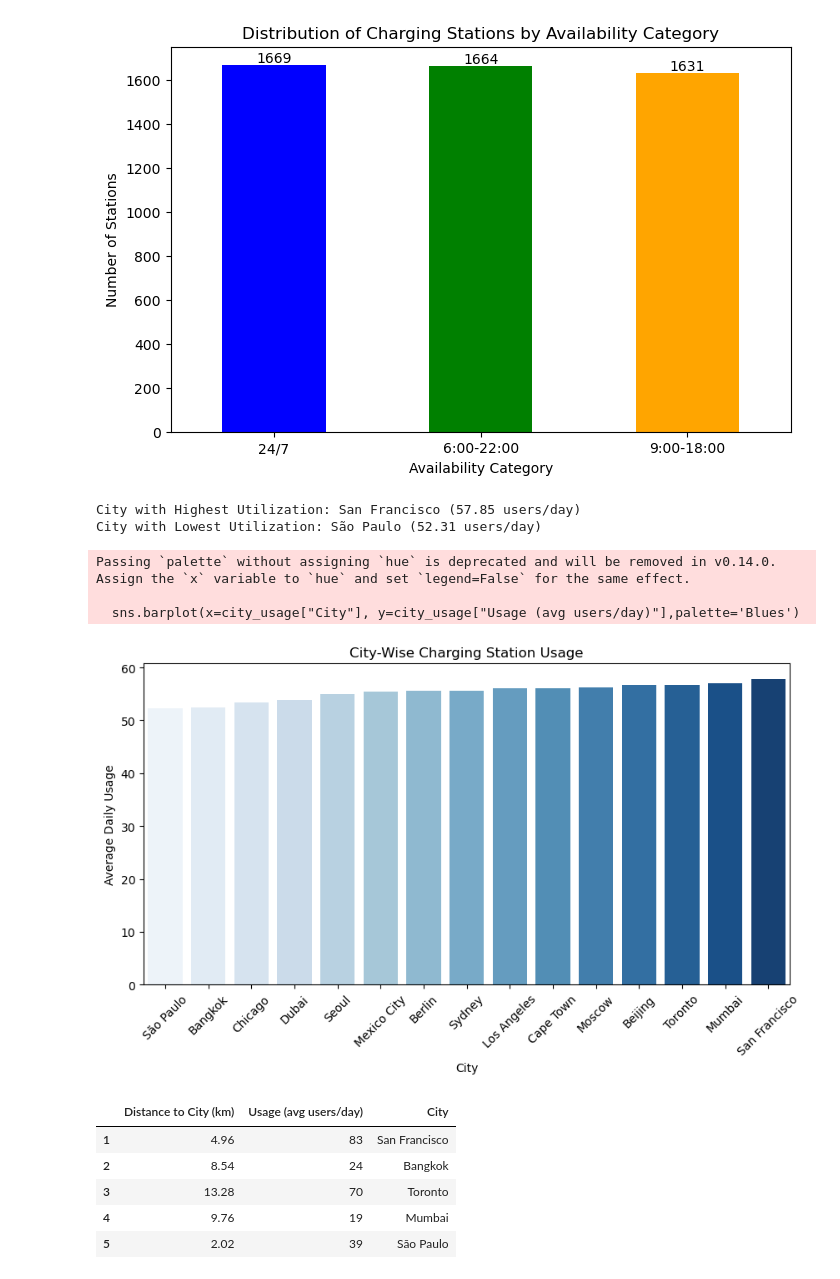
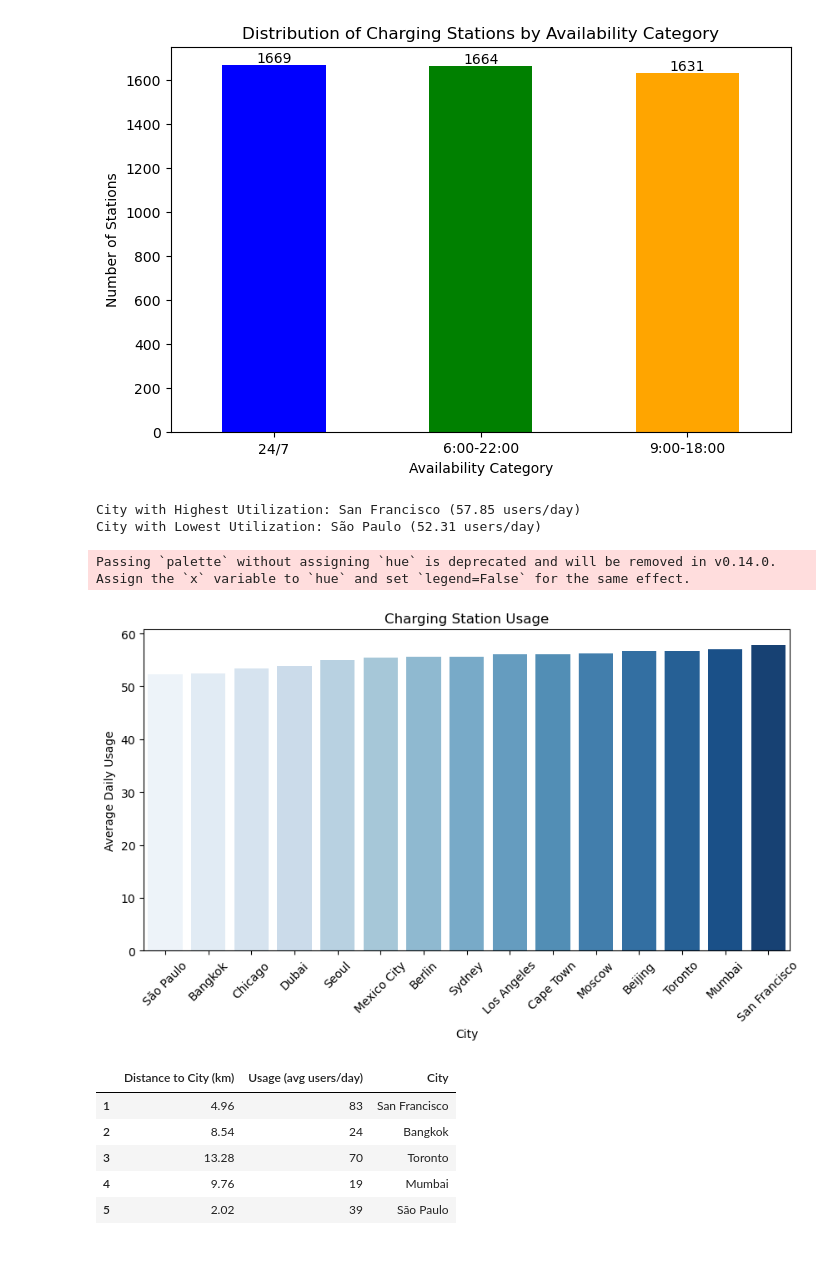
Before and after one commit to joeportnoy/ev-charging-stations, a Jupyter notebook: ev_charging_stations_analysis.ipynb, the cells around one changed output. Cells and saved outputs as stored; diff of their text form; code cells hidden in the pictures.

Commit message:
adding images and updated notebook

```diff
--- a/ev_charging_stations_analysis.ipynb
+++ b/ev_charging_stations_analysis.ipynb
@@ -497,28 +510,26 @@ plt.show()
 # %%
 # 5.
 city_usage = final_ev_data.groupby("City")["Usage (avg users/day)"].mean().reset_index()
 
 city_usage = city_usage.sort_values(by='Usage (avg users/day)',ascending=True)
 
 highest_us_city = city_usage.loc[city_usage["Usage (avg users/day)"].idxmax()]
 lowest_us_city = city_usage.loc[city_usage["Usage (avg users/day)"].idxmin()]
 print(f"City with Highest Utilization: {highest_us_city['City']} ({highest_us_city['Usage (avg users/day)']:.2f} users/day)")
 print(f"City with Lowest Utilization: {lowest_us_city['City']} ({lowest_us_city['Usage (avg users/day)']:.2f} users/day)")
 
 plt.figure(figsize=(10, 5))
 sns.barplot(x=city_usage["City"], y=city_usage["Usage (avg users/day)"],palette='Blues')
 plt.xticks(rotation=45)
 plt.xlabel("City")
 plt.ylabel("Average Daily Usage")
-plt.title("City-Wise Charging Station Usage")
+plt.title("Charging Station Usage")
 plt.show()
 # %% [output]
 City with Highest Utilization: San Francisco (57.85 users/day)
 City with Lowest Utilization: São Paulo (52.31 users/day)
 Passing `palette` without assigning `hue` is deprecated and will be removed in v0.14.0. Assign the `x` variable to `hue` and set `legend=False` for the same effect.
-
-  sns.barplot(x=city_usage["City"], y=city_usage["Usage (avg users/day)"],palette='Blues')
-[figure, old version]
+[figure, new version]
 # %%
 # 5.
 distance_df = final_ev_data[['Distance to City (km)','Usage (avg users/day)', 'City']]
```
Also changed, not shown: parts of 3 cells of this notebook, 11 other files.
